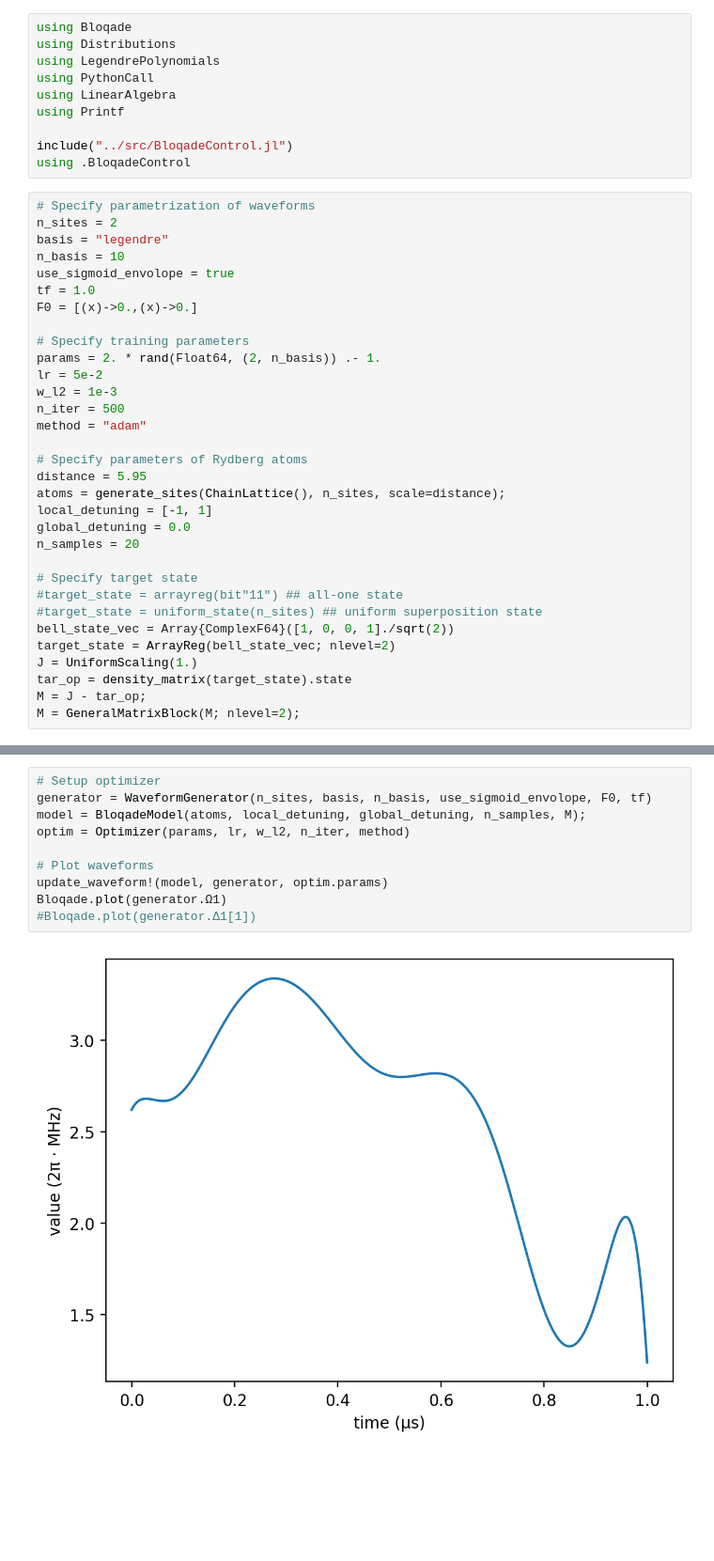
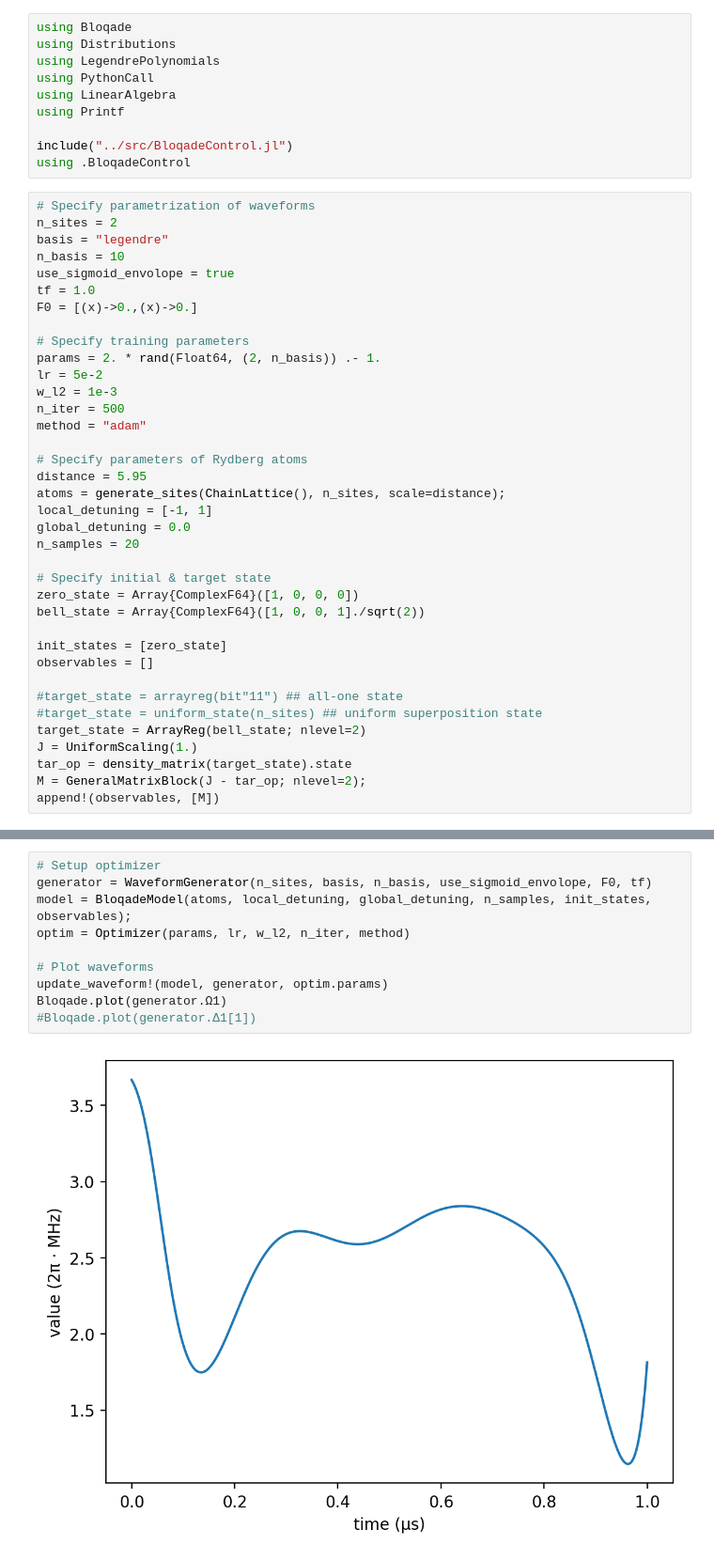
Before and after one commit to jiaqileng/diffBloqade, a Jupyter notebook: demo/demo-state-preparation.ipynb, the cells around one changed output, grey strips where cells are left out. Shown at 94% size. Cells and saved outputs as stored; diff of their text form; blank space fills up the shorter version.

Commit message:
update demo-state-prep

```diff
--- a/demo/demo-state-preparation.ipynb
+++ b/demo/demo-state-preparation.ipynb
@@ -31,12 +31,17 @@ local_detuning = [-1, 1]
 global_detuning = 0.0
 n_samples = 20
 
-# Specify target state
+# Specify initial & target state
+zero_state = Array{ComplexF64}([1, 0, 0, 0])
+bell_state = Array{ComplexF64}([1, 0, 0, 1]./sqrt(2))
+
+init_states = [zero_state]
+observables = []
+
 #target_state = arrayreg(bit"11") ## all-one state
 #target_state = uniform_state(n_sites) ## uniform superposition state
-bell_state_vec = Array{ComplexF64}([1, 0, 0, 1]./sqrt(2))
-target_state = ArrayReg(bell_state_vec; nlevel=2)
+target_state = ArrayReg(bell_state; nlevel=2)
 J = UniformScaling(1.)
 tar_op = density_matrix(target_state).state
-M = J - tar_op;
-M = GeneralMatrixBlock(M; nlevel=2);
+M = GeneralMatrixBlock(J - tar_op; nlevel=2);
+append!(observables, [M])
@@ -43,15 +51,15 @@ M = GeneralMatrixBlock(M; nlevel=2);
 # %%
 # Setup optimizer
 generator = WaveformGenerator(n_sites, basis, n_basis, use_sigmoid_envolope, F0, tf)
-model = BloqadeModel(atoms, local_detuning, global_detuning, n_samples, M);
+model = BloqadeModel(atoms, local_detuning, global_detuning, n_samples, init_states, observables);
 optim = Optimizer(params, lr, w_l2, n_iter, method)
 
 # Plot waveforms
 update_waveform!(model, generator, optim.params)
 Bloqade.plot(generator.Ω1)
 #Bloqade.plot(generator.Δ1[1])
 # %% [output]
-[figure, old version]
+[figure, new version]
 # %%
 # Start training
 update_waveform!(model, generator, optim.params)
```
Also changed, not shown: parts of 4 cells of this notebook.
